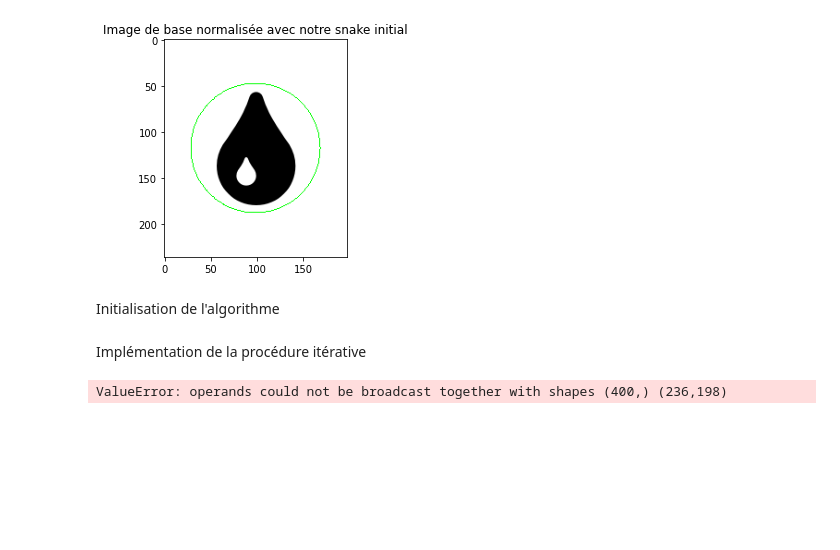
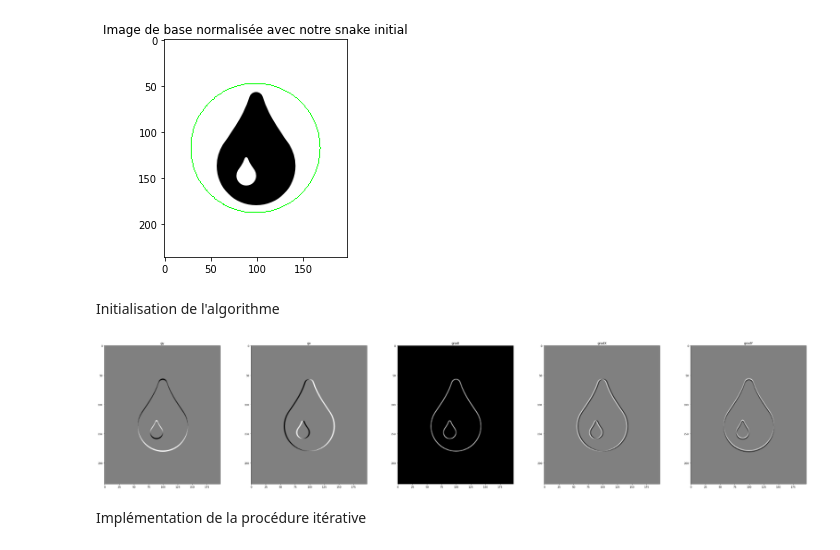
Before and after one commit to GaelleLeroux/TraitementImage, a Jupyter notebook: TP snake/snake1.ipynb, the cells around one changed output. Drawn from its saved outputs; the diff is of its cells as text; code cells hidden in the pictures; blank space fills up the shorter version.

```diff
--- a/TP snake/snake1.ipynb
+++ b/TP snake/snake1.ipynb
@@ -50,44 +50,55 @@ Clipping input data to the valid range for imshow with RGB data ([0..1] for floa
 # %% [markdown]
 Initialisation de l'algorithme
 # %%
-alpha = 5
-beta = 3
-gamma = 5
-deltaT = 0.1
+alpha = 5 #poid de l'energie elastique
+beta = 3 #poid de l'energie de courbure
+gamma = 1 #poid de l'energie de l'image
+deltaT = 0.05 #pas temporel
 
 #Opérateur différentiel
 D2 =sp.diags([1,-2,1],[-1,0,1],shape=(K,K)).toarray()
 D2[0,K-1] = 1
 D2[K-1,0] = 1
 D4 =sp.diags([1,-4,6,-4,1],[-2,-1,0,1,2],shape=(K,K)).toarray()
 D4[1,K-1] = 1
 D4[K-1,1] = 1
 D4[0,K-2] = 1
 D4[K-2,0] = 1
 D4[0,K-1] = -4
 D4[K-1,0] = -4
 
 D = alpha*D2 - beta*D4
 A = np.linalg.inv(np.eye(K,K)-deltaT*D)
 
 #Gradient
 gy, gx = np.gradient(In)
 gradI = gx**2+gy**2
 gradY,gradX = np.gradient(gradI)
 
+plt.figure(figsize=(50,10))
+plt.subplot(151)
+plt.title("gy")
+plt.imshow(gy,'gray') # affichage de l'image I en niveau de gris
+
+plt.subplot(152)
+plt.title("gx")
+plt.imshow(gx,'gray') # affichage de l'image I en niveau de gris
+
+plt.subplot(153)
+plt.title("gradI")
+plt.imshow(gradI,'gray') # affichage de l'image I en niveau de gris
+
+plt.subplot(154)
+plt.title("gradX")
+plt.imshow(gradX,'gray') # affichage de l'image I en niveau de gris
+
+plt.subplot(155)
+plt.title("gradY")
+plt.imshow(gradY,'gray') # affichage de l'image I en niveau de gris
+plt.show()
+
 #Condition d'arrêt : lorsque norm(xn+1-xn)<epsilon on va prendre pr tester en premier epison = 10**-3
+# %% [output]
+[figure, added]
 # %% [markdown]
 Implémentation de la procédure itérative
-# %%
-epsilon = 10**-3
-
-xn2 = cc
-xn1 = cc
-
-n = 1
-while n>epsilon :
-    xn1 = xn2
-    xn2[:,0,0] = A*(xn1[:,0,0]+deltaT*gamma*gradX)
-    n=0
-# %% [output]
-ValueError: operands could not be broadcast together with shapes (400,) (236,198)
```
Also changed, not shown: parts of 1 cell of this notebook, 1 other file.
